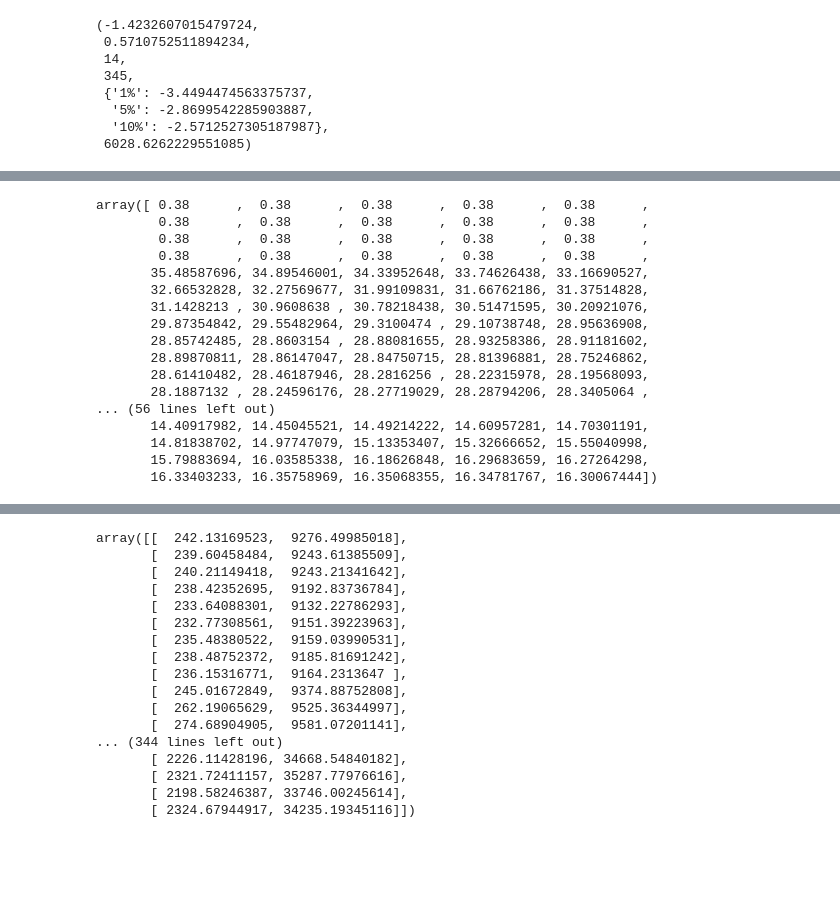
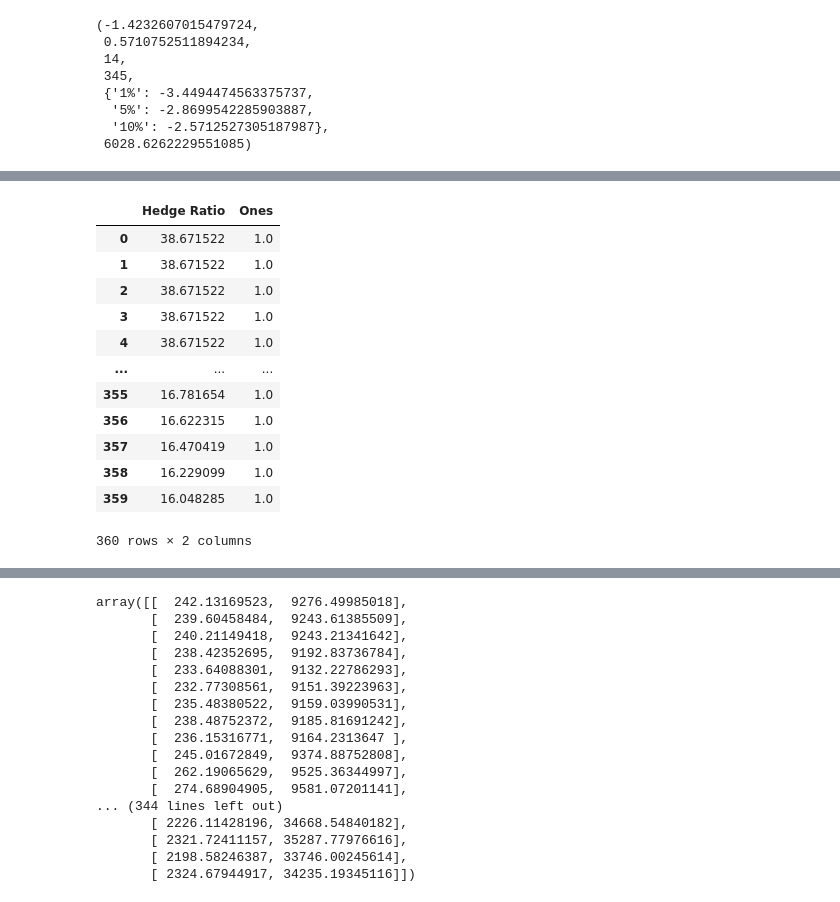
Before and after one commit to DataTortuga/crypto-pair-trade-analysis, a Jupyter notebook: BTC-ETH-Pair-Trade/BTC-ETH-Pair-Trade2.ipynb, the cells around one changed output, grey strips where cells are left out. Saved outputs shown, nothing was run; the diff lists cells and outputs as text; code cells hidden in the pictures; blank space fills up the shorter version.

```diff
--- a/BTC-ETH-Pair-Trade/BTC-ETH-Pair-Trade2.ipynb
+++ b/BTC-ETH-Pair-Trade/BTC-ETH-Pair-Trade2.ipynb
@@ -220,25 +216,26 @@ for t in range(lookback,len(hedgeRatio),1):
 # %%
 # y2 = [independent_spread dependent_spread]
 y2 = np.array([spread_eth, spread_btc]).transpose()
 
 # introducing massive amounts of look-ahead bias :)
-hedgeRatio[0:20]=0.38
-hedgeRatio
+hedgeRatio_df = pd.DataFrame(hedgeRatio,columns=['Hedge Ratio'])
+hedgeRatio_df.fillna(method='bfill',inplace=True)
+hedgeRatio_df['Ones'] = np.ones(len(spread_btc))
+#hedgeRatio = copy.deepcopy(hedgeRatio_df.to_numpy())
+hedgeRatio1 = copy.deepcopy(hedgeRatio_df)
+
+hedgeRatio1
 # %% [output]
+|  | Hedge Ratio | Ones |
+| 0 | 38.671522 | 1.0 |
+| 1 | 38.671522 | 1.0 |
+| 2 | 38.671522 | 1.0 |
+| 3 | 38.671522 | 1.0 |
+| 4 | 38.671522 | 1.0 |
+| ... | ... | ... |
+| 355 | 16.781654 | 1.0 |
+| 356 | 16.622315 | 1.0 |
+| 357 | 16.470419 | 1.0 |
+| 358 | 16.229099 | 1.0 |
+| 359 | 16.048285 | 1.0 |
-array([ 0.38      ,  0.38      ,  0.38      ,  0.38      ,  0.38      ,
-        0.38      ,  0.38      ,  0.38      ,  0.38      ,  0.38      ,
-        0.38      ,  0.38      ,  0.38      ,  0.38      ,  0.38      ,
-        0.38      ,  0.38      ,  0.38      ,  0.38      ,  0.38      ,
-       35.48587696, 34.89546001, 34.33952648, 33.74626438, 33.16690527,
-       32.66532828, 32.27569677, 31.99109831, 31.66762186, 31.37514828,
-       31.1428213 , 30.9608638 , 30.78218438, 30.51471595, 30.20921076,
-       29.87354842, 29.55482964, 29.3100474 , 29.10738748, 28.95636908,
-       28.85742485, 28.8603154 , 28.88081655, 28.93258386, 28.91181602,
-       28.89870811, 28.86147047, 28.84750715, 28.81396881, 28.75246862,
-       28.61410482, 28.46187946, 28.2816256 , 28.22315978, 28.19568093,
-       28.1887132 , 28.24596176, 28.27719029, 28.28794206, 28.3405064 ,
-... (56 lines left out)
-       14.40917982, 14.45045521, 14.49214222, 14.60957281, 14.70301191,
-       14.81838702, 14.97747079, 15.13353407, 15.32666652, 15.55040998,
-       15.79883694, 16.03585338, 16.18626848, 16.29683659, 16.27264298,
-       16.33403233, 16.35758969, 16.35068355, 16.34781767, 16.30067444])
+360 rows × 2 columns
```
Also changed, not shown: parts of 22 cells of this notebook.
